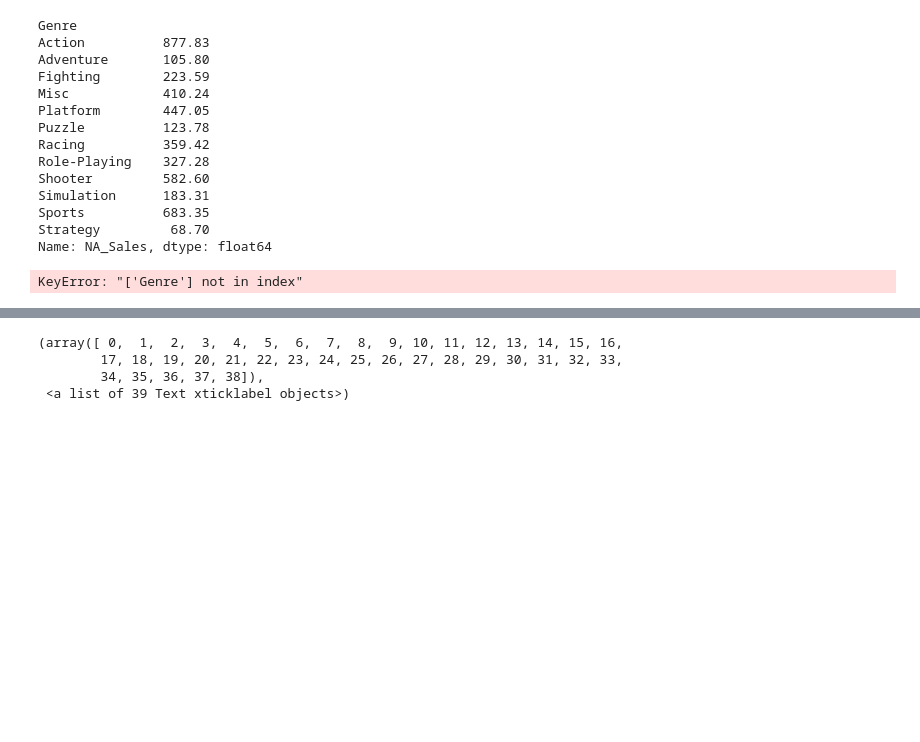
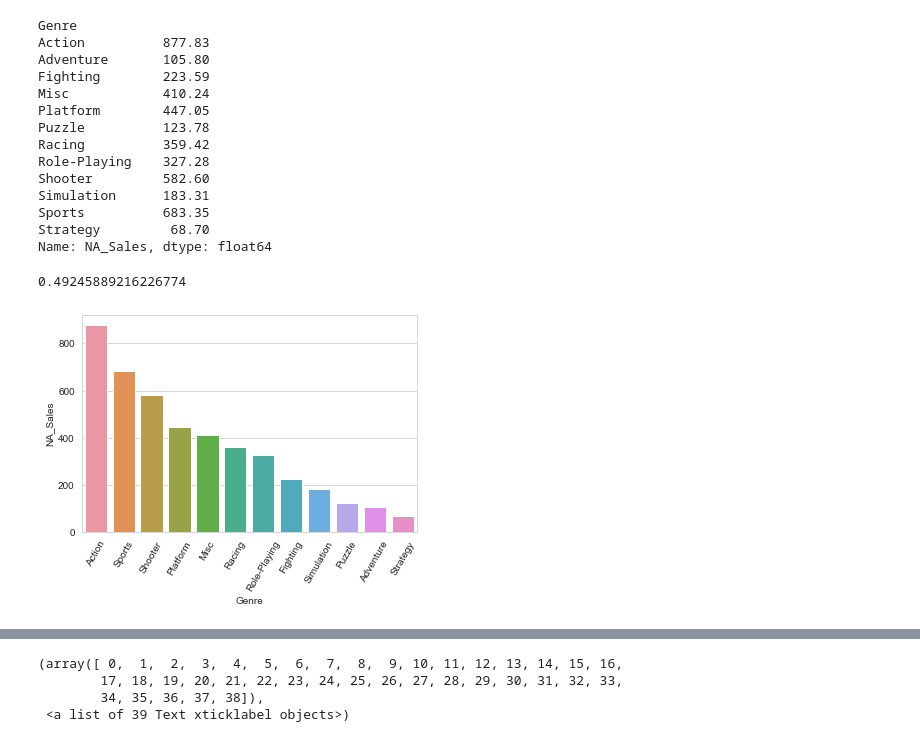
Before and after one commit to yeonghwanchoi/EDA, a Jupyter notebook: videogames/video_games.ipynb, the cells around one changed output, grey strips where cells are left out. Saved outputs shown, nothing was run; the diff lists cells and outputs as text; code cells hidden in the pictures; blank space fills up the shorter version.

Commit message:
add sales by genre in each region

```diff
--- a/videogames/video_games.ipynb
+++ b/videogames/video_games.ipynb
@@ -147,11 +147,12 @@ Sports          683.35
 Strategy         68.70
 Name: NA_Sales, dtype: float64
 # %%
-#Sales of gerne by the regions
-NA_Sales=data.groupby(['Genre']).sum()
-NA_Sales=NA_Sales[['Genre','NA_Sales']].reset_index()
-NA_Sales
-# NA_Sales=pd.DataFrame("NA_Sales")
-# sns.barplot(x="Genre",y='NA_Sales',data=NA_Sales)
+#Sales of gerne in NA
+NA_Sales=data.groupby(by=['Genre'])['NA_Sales'].sum().reset_index()
+NA_Sales=NA_Sales.sort_values(by=["NA_Sales"], ascending=False)
+sns.barplot(x="Genre",y='NA_Sales',data=NA_Sales)
+plt.xticks(rotation=60)
+NA_Sales['NA_Sales'].sum()/data["Global_Sales"].sum()
 # %% [output]
-KeyError: "['Genre'] not in index"
+0.49245889216226774
+[figure, added]
```
Also changed, not shown: parts of 6 cells of this notebook.
